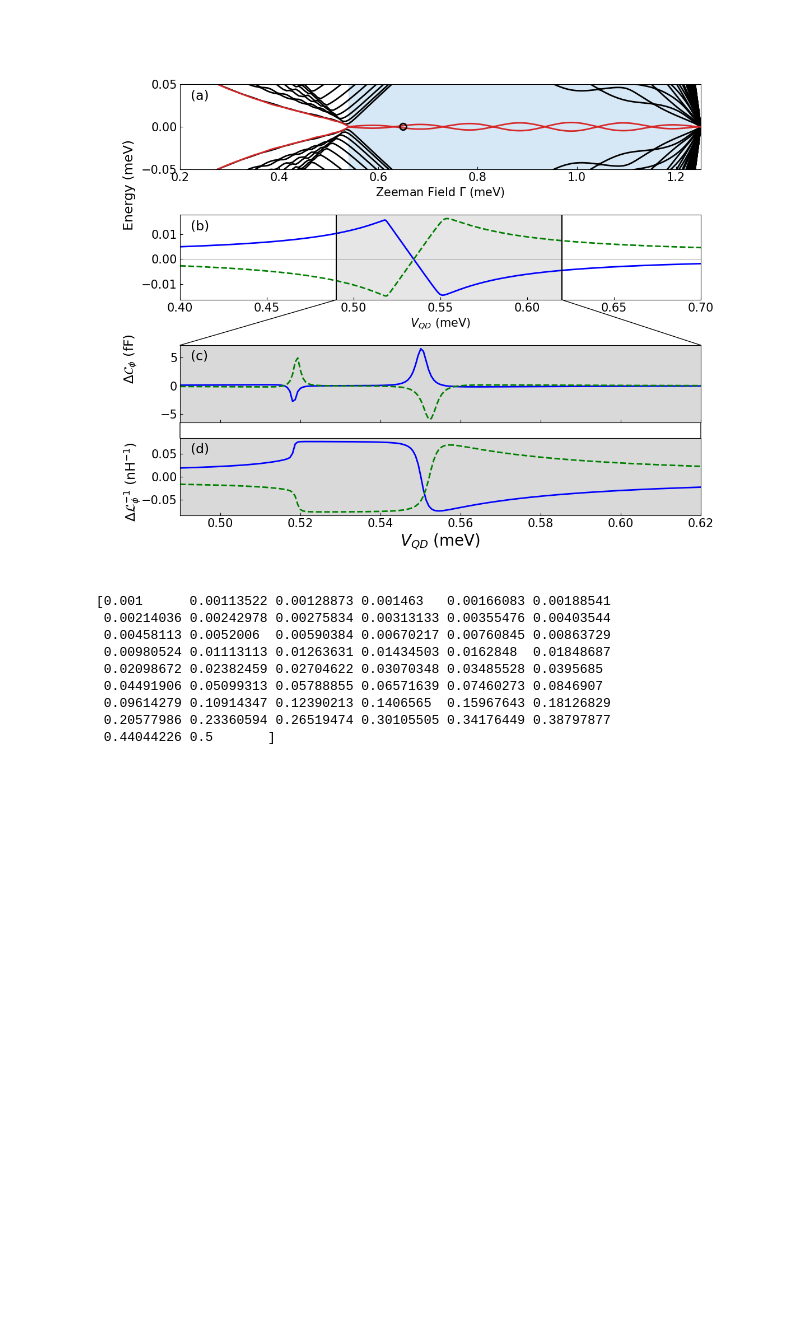
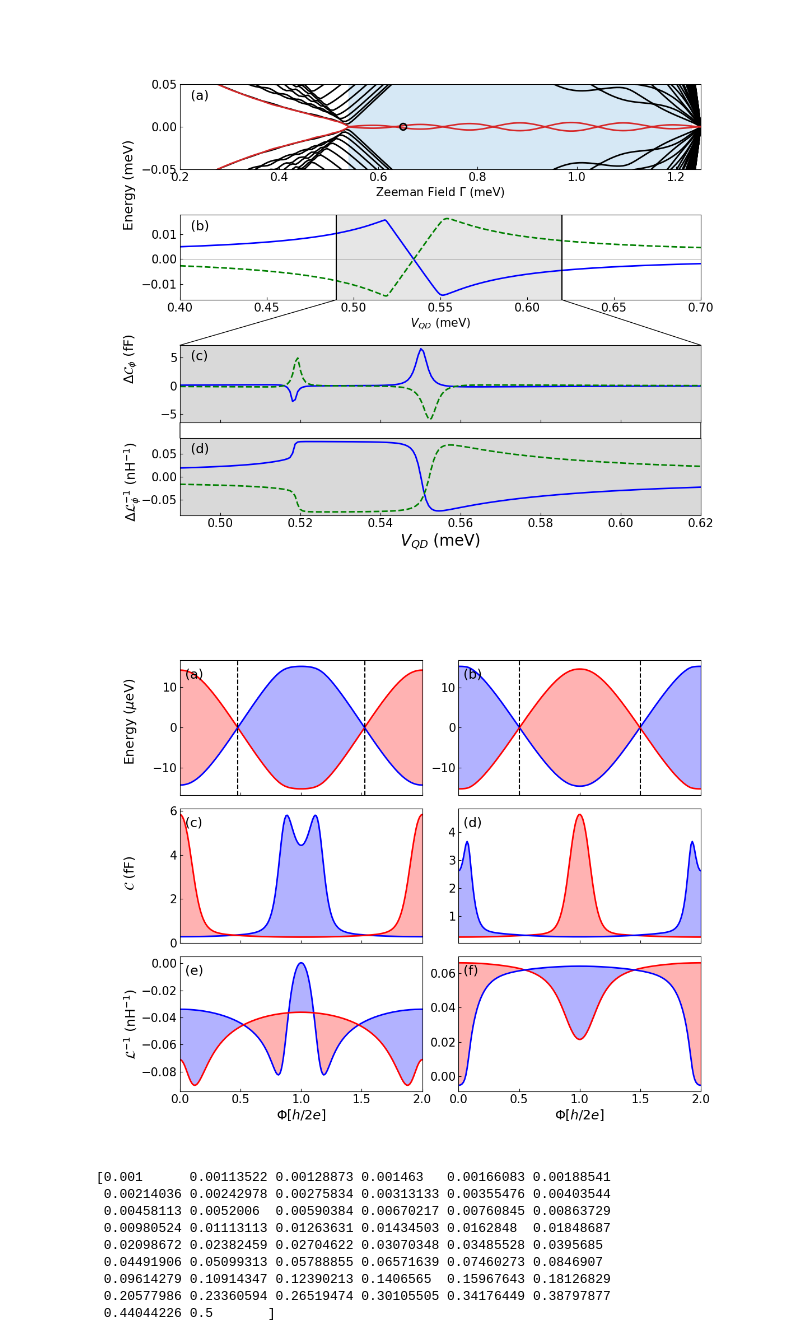
Before and after one commit to binayyakbhroy/Impedance_Simulations, a Jupyter notebook: Impedance_result_generation.ipynb, the cells around one changed output. Saved outputs shown, nothing was run; the diff lists cells and outputs as text; code cells hidden in the pictures; blank space fills up the shorter version.

Commit message:
Clean sys results added

```diff
--- a/Impedance_result_generation.ipynb
+++ b/Impedance_result_generation.ipynb
@@ -265,6 +272,96 @@ fig.add_artist(con_right_2)
 plt.show()
 # %% [output]
 [figure]
+# %%
+fig = plt.figure(figsize=(12, 10))
+gs = GridSpec(3,2, figure=fig, hspace=0.1, wspace=0.15)
+
+angles = np.linspace(0.0, 2.0, phi_points_loc)
+
+#Ep_1, En_1, Ep_2, En_2 = Ep_1/1000.0, En_1/1000.0, Ep_2/1000.0, En_2/1000.0
+
+ax_Evphi_1 = fig.add_subplot(gs[0,0])
+ax_Evphi_1.plot(angles, Ep_1, 'r-', lw=2.0)
+ax_Evphi_1.plot(angles, En_1, 'b-', lw=2.0)
+ax_Evphi_1.fill_between(angles, Ep_1, En_1, where=(Ep_1>0.0), color='red', alpha=0.3)
+ax_Evphi_1.fill_between(angles, Ep_1, En_1, where=(En_1>0.0), color='blue', alpha=0.3)
+ax_Evphi_1.axvline(1.4968/np.pi, linestyle='dashed', color='black')
+ax_Evphi_1.axvline(4.7863/np.pi, linestyle='dashed', color='black')
+ax_Evphi_1.tick_params(axis='both', which='major', labelsize=15, direction='in')
+ax_Evphi_1.text(0.02, 0.94, '(a)', transform=ax_Evphi_1.transAxes, fontsize=17, verticalalignment='top', horizontalalignment='left')
+ax_Evphi_1.set_xlim(0.0,2.0)
+
+ax_Evphi_2 = fig.add_subplot(gs[0,1])
+ax_Evphi_2.plot(angles, Ep_2, 'b-', lw=2.0)
+ax_Evphi_2.plot(angles, En_2, 'r-', lw=2.0)
+ax_Evphi_2.fill_between(angles, Ep_2, En_2, where=(Ep_2>0.0), color='blue', alpha=0.3)
+ax_Evphi_2.fill_between(angles, Ep_2, En_2, where=(En_2>0.0), color='red', alpha=0.3)
+ax_Evphi_2.axvline(0.5, linestyle='dashed', color='black')
+ax_Evphi_2.axvline(1.5, linestyle='dashed', color='black')
+ax_Evphi_2.tick_params(axis='both', which='major', labelsize=15, direction='in')
+ax_Evphi_2.text(0.02, 0.94, '(b)', transform=ax_Evphi_2.transAxes, fontsize=17, verticalalignment='top', horizontalalignment='left')
+ax_Evphi_2.set_xlim(0.0,2.0)
+
+ax_Cvphi_1 = fig.add_subplot(gs[1,0])
+ax_Cvphi_1.plot(angles, C_vs_phi_even_1, 'b-', lw=2.0)
+ax_Cvphi_1.plot(angles, C_vs_phi_odd_1, 'r-', lw=2.0)
+ax_Cvphi_1.fill_between(angles, C_vs_phi_even_1, C_vs_phi_odd_1, where=(C_vs_phi_even_1<C_vs_phi_odd_1), color='red', alpha=0.3)
+ax_Cvphi_1.fill_between(angles, C_vs_phi_even_1, C_vs_phi_odd_1, where=(C_vs_phi_even_1>C_vs_phi_odd_1), color='blue', alpha=0.3)
+ax_Cvphi_1.tick_params(axis='both', which='major', labelsize=15, direction='in')
+ax_Cvphi_1.text(0.02, 0.94, '(c)', transform=ax_Cvphi_1.transAxes, fontsize=17, verticalalignment='top', horizontalalignment='left')
+ax_Cvphi_1.set_xlim(0.0,2.0)
+
+ax_Cvphi_2 = fig.add_subplot(gs[1,1])
+ax_Cvphi_2.plot(angles, C_vs_phi_even_2, 'r-', lw=2.0)
+ax_Cvphi_2.plot(angles, C_vs_phi_odd_2, 'b-', lw=2.0)
+ax_Cvphi_2.fill_between(angles, C_vs_phi_even_2, C_vs_phi_odd_2, where=(C_vs_phi_even_2>C_vs_phi_odd_2), color='red', alpha=0.3)
+ax_Cvphi_2.fill_between(angles, C_vs_phi_even_2, C_vs_phi_odd_2, where=(C_vs_phi_even_2<C_vs_phi_odd_2), color='blue', alpha=0.3)
+ax_Cvphi_2.tick_params(axis='both', which='major', labelsize=15, direction='in')
+ax_Cvphi_2.text(0.02, 0.94, '(d)', transform=ax_Cvphi_2.transAxes, fontsize=17, verticalalignment='top', horizontalalignment='left')
+ax_Cvphi_2.set_xlim(0.0,2.0)
+
+L_vs_phi_even_1 = L_vs_phi_even_P_1 + L_vs_phi_even_D_1
+L_vs_phi_odd_1 = L_vs_phi_odd_P_1 + L_vs_phi_odd_D_1
+
+ax_Lvphi_1 = fig.add_subplot(gs[2,0])
+ax_Lvphi_1.plot(angles, L_vs_phi_even_1, 'b-', lw=2.0)
+ax_Lvphi_1.plot(angles, L_vs_phi_odd_1, 'r-', lw=2.0)
+ax_Lvphi_1.fill_between(angles, L_vs_phi_even_1, L_vs_phi_odd_1, where=(L_vs_phi_even_1<L_vs_phi_odd_1), color='red', alpha=0.3)
+ax_Lvphi_1.fill_between(angles, L_vs_phi_even_1, L_vs_phi_odd_1, where=(L_vs_phi_even_1>L_vs_phi_odd_1), color='blue', alpha=0.3)
+ax_Lvphi_1.tick_params(axis='both', which='major', labelsize=15, direction='in')
+ax_Lvphi_1.text(0.02, 0.94, '(e)', transform=ax_Lvphi_1.transAxes, fontsize=17, verticalalignment='top', horizontalalignment='left')
+ax_Lvphi_1.set_xlim(0.0,2.0)
+ax_Lvphi_1.set_xlabel(r"$\Phi [h/2e]$", fontsize=17)
+
+L_vs_phi_even_2 = L_vs_phi_even_P_2 + L_vs_phi_even_D_2
+L_vs_phi_odd_2 = L_vs_phi_odd_P_2 + L_vs_phi_odd_D_2
+
+ax_Lvphi_2 = fig.add_subplot(gs[2,1])
+ax_Lvphi_2.plot(angles, L_vs_phi_even_2, 'r-', lw=2.0)
+ax_Lvphi_2.plot(angles, L_vs_phi_odd_2, 'b-', lw=2.0)
+ax_Lvphi_2.fill_between(angles, L_vs_phi_even_2, L_vs_phi_odd_2, where=(L_vs_phi_even_2>L_vs_phi_odd_2), color='red', alpha=0.3)
+ax_Lvphi_2.fill_between(angles, L_vs_phi_even_2, L_vs_phi_odd_2, where=(L_vs_phi_even_2<L_vs_phi_odd_2), color='blue', alpha=0.3)
+ax_Lvphi_2.tick_params(axis='both', which='major', labelsize=15, direction='in')
+ax_Lvphi_2.text(0.02, 0.94, '(f)', transform=ax_Lvphi_2.transAxes, fontsize=17, verticalalignment='top', horizontalalignment='left')
+ax_Lvphi_2.set_xlim(0.0,2.0)
+ax_Lvphi_2.set_xlabel(r"$\Phi [h/2e]$", fontsize=17)
+
+plt.setp(ax_Evphi_1.get_xticklabels(), visible=False)
+plt.setp(ax_Evphi_2.get_xticklabels(), visible=False)
+plt.setp(ax_Cvphi_1.get_xticklabels(), visible=False)
+plt.setp(ax_Cvphi_2.get_xticklabels(), visible=False)
+plt.setp(ax_Lvphi_1.get_xticklabels(), visible=True)
+plt.setp(ax_Lvphi_2.get_xticklabels(), visible=True)
+
+fig.text(0.04, 0.77, r"Energy ($\mu$eV)", rotation="vertical", va="center", fontsize=17)
+fig.text(0.04, 0.5, r"$\mathcal{C}$ (fF)", rotation="vertical", va="center", fontsize=17)
+fig.text(0.04, 0.23, r"$\mathcal{L}^{-1}$ (n$\mathrm{H}^{-1}$)", rotation="vertical", va="center", fontsize=17)
+
+plt.savefig("../Impedance_calc_paper/Plots/Clean_sys_transport_vqds_TpRegime.pdf")
+
+plt.show()
+# %% [output]
+[figure, added]
 # %%
 def worker_ts_sweep(w_avg, mu_loc, gam_range_loc, No_QD_loc, params):
     """Worker function to compute Topological_stability for a given tunnel strength"""
```
Also changed, not shown: parts of 1 cell of this notebook, 8 other files.
